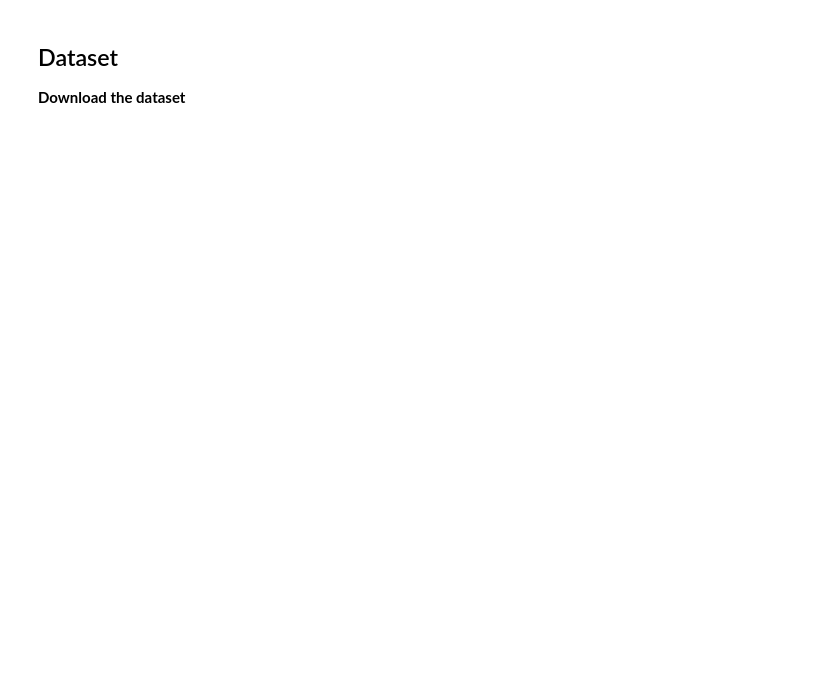
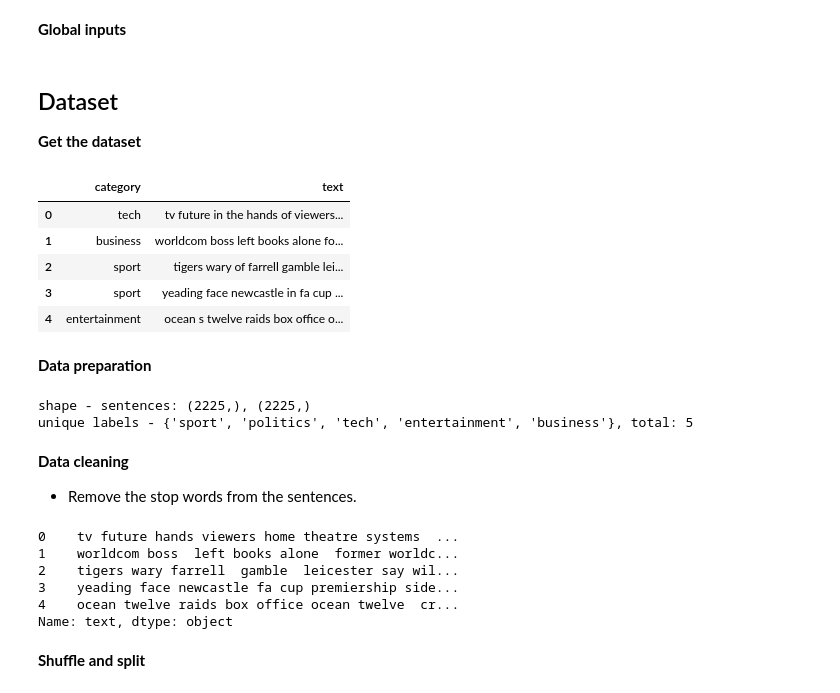
Before and after one commit to nipundebnath/tensorflow-2-practice, a Jupyter notebook: 03-Natural-Language-Processing/01-BBC-Text-Classification.ipynb, the cells around one changed output. Saved outputs shown, nothing was run; the diff lists cells and outputs as text; code cells hidden in the pictures; blank space fills up the shorter version.

```diff
--- a/03-Natural-Language-Processing/01-BBC-Text-Classification.ipynb
+++ b/03-Natural-Language-Processing/01-BBC-Text-Classification.ipynb
@@ -29,3 +31,5 @@ tf.random.set_seed(0)
 
 # ignore all warning (NOT recommended)
 warnings.filterwarnings("ignore")
+# %% [markdown]
+**Global inputs**
@@ -32,4 +46,62 @@ warnings.filterwarnings("ignore")
 # %% [markdown]
 ## Dataset
-
-**Download the dataset**
+**Get the dataset**
+# %%
+data_url = 'https://storage.googleapis.com/laurencemoroney-blog.appspot.com/bbc-text.csv'
+path_out = '../.tmp/bbc-text.csv'
+
+# download the dataset
+if not os.path.exists(path_out):
+    os.system(f"""wget --no-check-certificate {data_url} -O {path_out}""")
+
+# read the csv file
+df = pd.read_csv(path_out)
+
+df.head()
+# %% [output]
+|  | category | text |
+| 0 | tech | tv future in the hands of viewers... |
+| 1 | business | worldcom boss left books alone fo... |
+| 2 | sport | tigers wary of farrell gamble lei... |
+| 3 | sport | yeading face newcastle in fa cup ... |
+| 4 | entertainment | ocean s twelve raids box office o... |
+# %% [markdown]
+**Data preparation**
+# %%
+# extract the columns
+sentences = df['text'].to_numpy()
+labels = df['category'].to_numpy()
+
+# number of unique labels
+class_names = set(labels)
+
+# examine the dataset
+print(f'shape - sentences: {sentences.shape}, {labels.shape}')
+print(f'unique labels - {class_names}, total: {len(class_names)}')
+# %% [output]
+shape - sentences: (2225,), (2225,)
+unique labels - {'sport', 'politics', 'tech', 'entertainment', 'business'}, total: 5
+# %% [markdown]
+**Data cleaning**
+- Remove the stop words from the sentences.
+# %%
+# list of stopwords
+stopwords = [ "a", "about", "above", "after", "again", "against", "all", "am", "an", "and", "any", "are", "as", "at", "be", "because", "been", "before", "being", "below", "between", "both", "but", "by", "could", "did", "do", "does", "doing", "down", "during", "each", "few", "for", "from", "further", "had", "has", "have", "having", "he", "he'd", "he'll", "he's", "her", "here", "here's", "hers", "herself", "him", "himself", "his", "how", "how's", "i", "i'd", "i'll", "i'm", "i've", "if", "in", "into", "is", "it", "it's", "its", "itself", "let's", "me", "more", "most", "my", "myself", "nor", "of", "on", "once", "only", "or", "other", "ought", "our", "ours", "ourselves", "out", "over", "own", "s", "same", "she", "she'd", "she'll", "she's", "should", "so", "some", "such", "than", "that", "that's", "the", "their", "theirs", "them", "themselves", "then", "there", "there's", "these", "they", "they'd", "they'll", "they're", "they've", "this", "those", "through", "to", "too", "under", "until", "up", "very", "was", "we", "we'd", "we'll", "we're", "we've", "were", "what", "what's", "when", "when's", "where", "where's", "which", "while", "who", "who's", "whom", "why", "why's", "with", "would", "you", "you'd", "you'll", "you're", "you've", "your", "yours", "yourself", "yourselves" ]
+
+# convert to a dictionary
+dict_to_replace = {f' {word} ': ' ' for word in stopwords}
+
+# replace the stopwords
+df['text'] = df['text'].replace(dict_to_replace, regex=True)
+
+# check
+df['text'].head()
+# %% [output]
+0    tv future hands viewers home theatre systems  ...
+1    worldcom boss  left books alone  former worldc...
+2    tigers wary farrell  gamble  leicester say wil...
+3    yeading face newcastle fa cup premiership side...
+4    ocean twelve raids box office ocean twelve  cr...
+Name: text, dtype: object
+# %% [markdown]
+**Shuffle and split**
```
Also changed, not shown: parts of 25 cells of this notebook.
